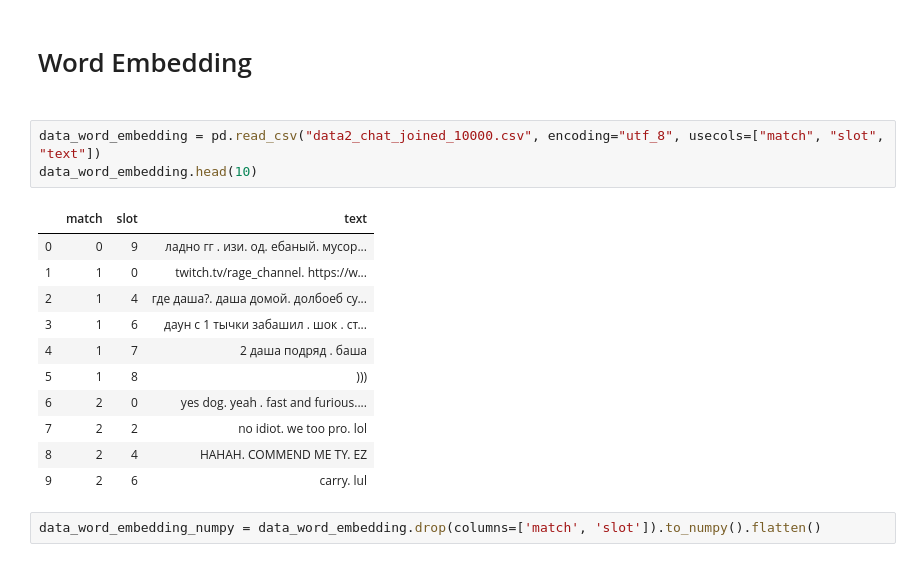
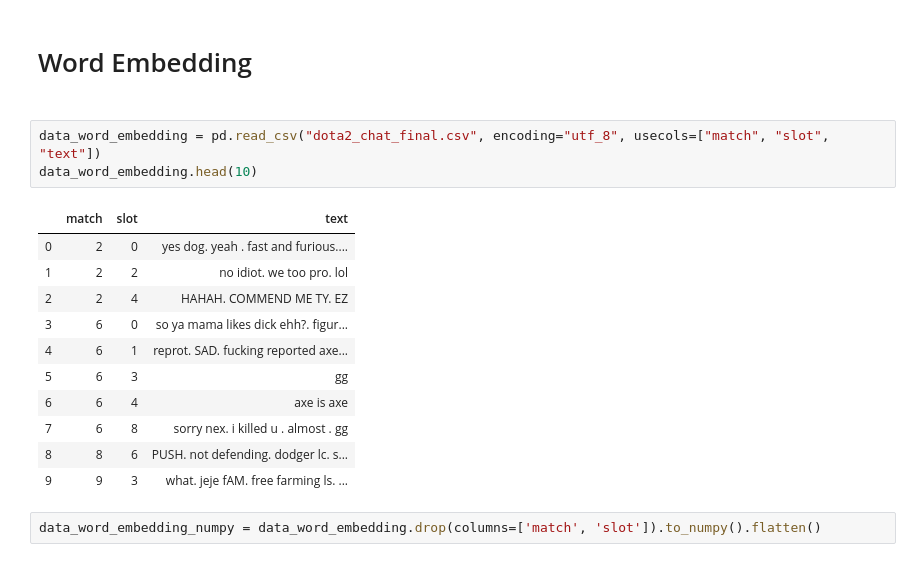
Before and after one commit to isjhar/Dota2ToxicDetection, a Jupyter notebook: TugasBesar.ipynb, the cells around one changed output. Saved outputs shown, nothing was run; the diff lists cells and outputs as text.

Commit message:
add word embedding v1.2 training using sentence

```diff
--- a/TugasBesar.ipynb
+++ b/TugasBesar.ipynb
@@ -95,19 +95,19 @@ data.describe()
 # %% [markdown]
 <h1>Word Embedding<h1>
 # %%
-data_word_embedding = pd.read_csv("data2_chat_joined_10000.csv", encoding="utf_8", usecols=["match", "slot", "text"])
+data_word_embedding = pd.read_csv("dota2_chat_final.csv", encoding="utf_8", usecols=["match", "slot", "text"])
 data_word_embedding.head(10)
 # %% [output]
 |  | match | slot | text |
-| 0 | 0 | 9 | ладно гг . изи. од. ебаный. мусор... |
-| 1 | 1 | 0 | twitch.tv/rage_channel. https://w... |
-| 2 | 1 | 4 | где даша?. даша домой. долбоеб су... |
-| 3 | 1 | 6 | даун с 1 тычки забашил . шок . ст... |
-| 4 | 1 | 7 | 2 даша подряд . баша |
-| 5 | 1 | 8 | ))) |
-| 6 | 2 | 0 | yes dog. yeah . fast and furious.... |
-| 7 | 2 | 2 | no idiot. we too pro. lol |
-| 8 | 2 | 4 | HAHAH. COMMEND ME TY. EZ |
-| 9 | 2 | 6 | carry. lul |
+| 0 | 2 | 0 | yes dog. yeah . fast and furious.... |
+| 1 | 2 | 2 | no idiot. we too pro. lol |
+| 2 | 2 | 4 | HAHAH. COMMEND ME TY. EZ |
+| 3 | 6 | 0 | so ya mama likes dick ehh?. figur... |
+| 4 | 6 | 1 | reprot. SAD. fucking reported axe... |
+| 5 | 6 | 3 | gg |
+| 6 | 6 | 4 | axe is axe |
+| 7 | 6 | 8 | sorry nex. i killed u . almost . gg |
+| 8 | 8 | 6 | PUSH. not defending. dodger lc. s... |
+| 9 | 9 | 3 | what. jeje fAM. free farming ls. ... |
 # %%
 data_word_embedding_numpy = data_word_embedding.drop(columns=['match', 'slot']).to_numpy().flatten()
```
Also changed, not shown: parts of 16 cells of this notebook.
